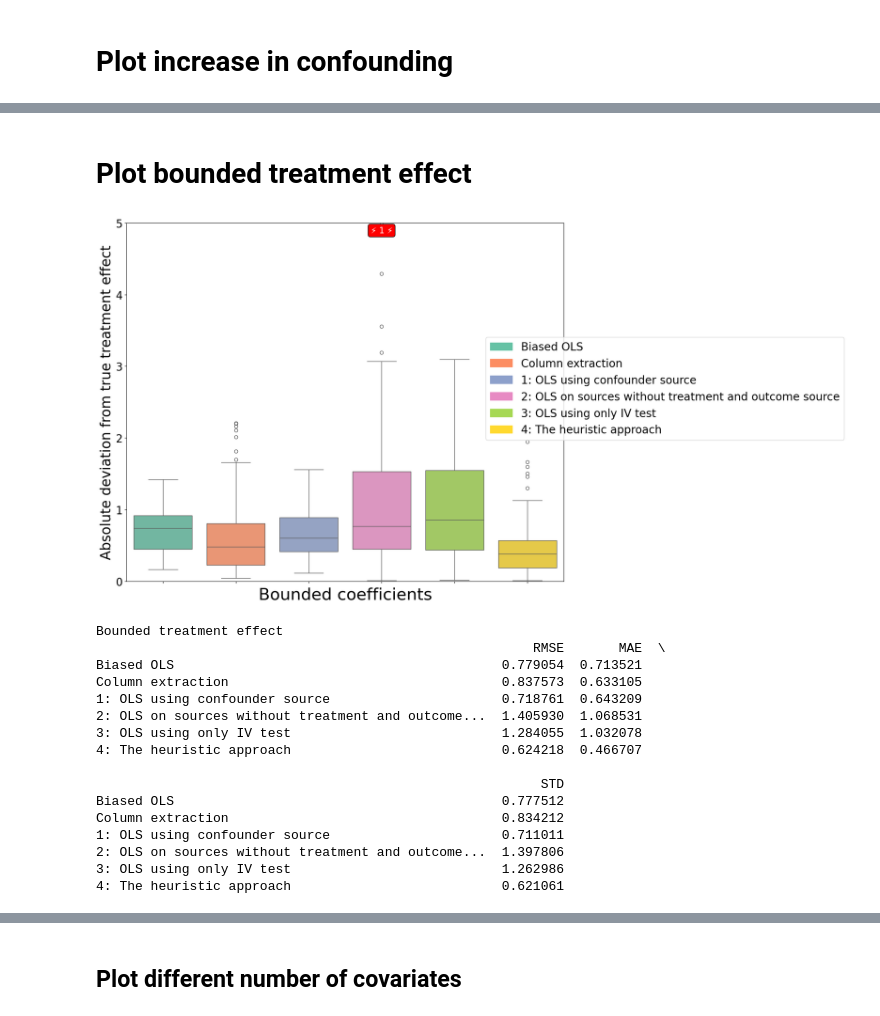
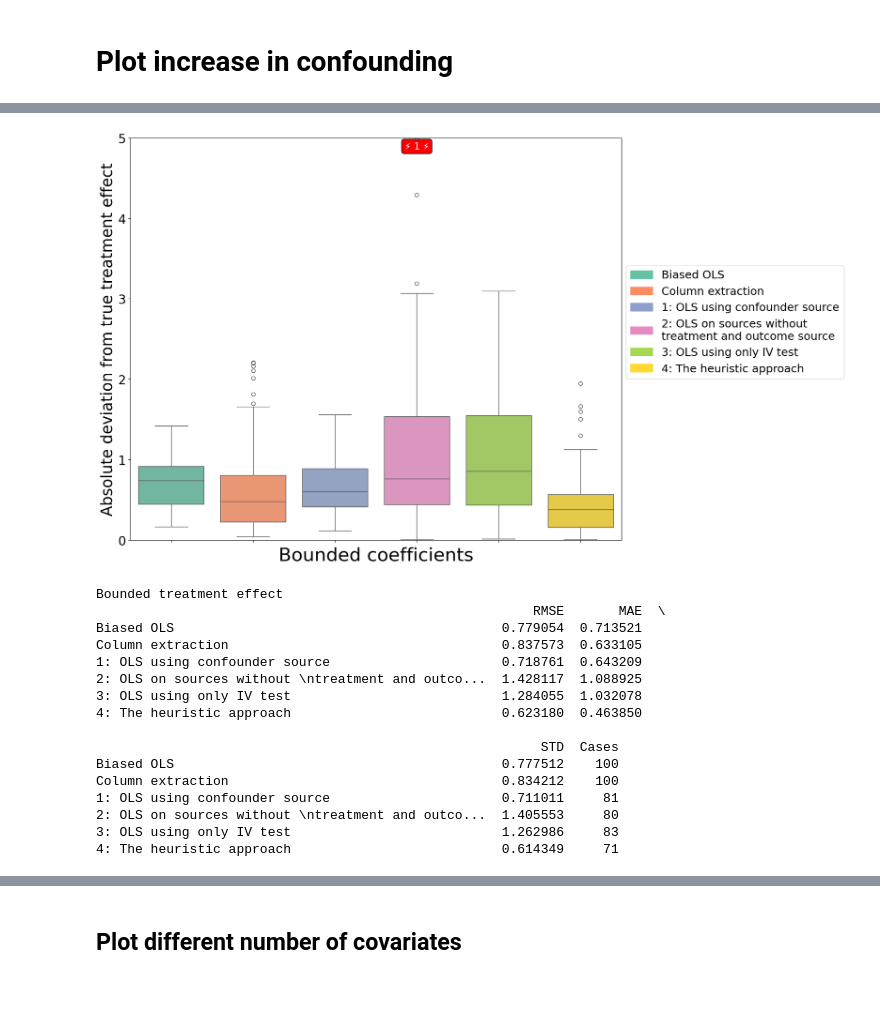
Before and after one commit to malo4300/ICA_IV_simulations, a Jupyter notebook: plots/plot_error_distribution.ipynb, the cells around one changed output, grey strips where cells are left out. Drawn from its saved outputs; the diff is of its cells as text; code cells hidden in the pictures; blank space fills up the shorter version.

Commit message:
made plots for CausalVarEM

```diff
--- a/plots/plot_error_distribution.ipynb
+++ b/plots/plot_error_distribution.ipynb
@@ -100,5 +100,3 @@ plot_cases_vs_performance(method_summary, "rmse", "Confounding level")
-# %% [markdown]
- # Plot bounded treatment effect
 # %%
 def plot_errors_bounded(err, rmse, mae, std,ax, y_lim = 5):
     """Creates boxplots and adds legend with RMSE, MAE, and STD."""
@@ -147,53 +145,53 @@ column_extraction_est = np.array(column_extraction_est) - np.array(true_treatmen
 errors_confounder = load_and_calculate_errors("../treatment_effect_estimation/treatment_effect_estimations/CausalVarEM_confounder_source_bounded_treatment.csv", "estimated_treatment_using_confounder_source", "true_treatment_effect")
 errors_7_sources = load_and_calculate_errors("../treatment_effect_estimation/treatment_effect_estimations/CausalVarEM_7_sources_bounded_treatment.csv", "estimated_treatment_on_sources", "true_treatment_effect")
 errors_nonsense = load_and_calculate_errors("../treatment_effect_estimation/treatment_effect_estimations/CausalVarEM_7_sources_nonsense_bounded_treatment.csv", "mistaken_scheme", "true_treatment_effect")
 errors_iv_only = load_and_calculate_errors("../treatment_effect_estimation/treatment_effect_estimations/CausalVarEM_iv_only_bounded.csv", "iv_only_effect", "true_treatment_effect")
 
 rmse, mae, std = [], [], []
 gather_statistics({"RMSE": np.sqrt(np.mean(np.array(ols_est)**2)), "MAE": np.mean(np.abs(ols_est)), "STD": np.std(ols_est)}, rmse, mae, std)
 gather_statistics({"RMSE": np.sqrt(np.mean(np.array(column_extraction_est)**2)), "MAE": np.mean(np.abs(column_extraction_est)), "STD": np.std(column_extraction_est)}, rmse, mae, std)
 gather_statistics(errors_confounder, rmse, mae, std)
 gather_statistics(errors_7_sources, rmse, mae, std)
 gather_statistics(errors_iv_only, rmse, mae, std)
 gather_statistics(errors_nonsense, rmse, mae, std)
 
-err = prepare_error_dataframe(ols_est, column_extraction_est, [errors_confounder, errors_7_sources, errors_iv_only, errors_nonsense ],  ["1: OLS using confounder source", "2: OLS on sources without treatment and outcome source"
+err = prepare_error_dataframe(ols_est, column_extraction_est, [errors_confounder, errors_7_sources, errors_iv_only, errors_nonsense ],  ["1: OLS using confounder source", "2: OLS on sources without \ntreatment and outcome source"
                                                                                                                         , "3: OLS using only IV test", "4: The heuristic approach"])
 
 no_of_cases = {col: 100 - err[col].isna().sum() for col in err.columns}
 
 fig, ax = plt.subplots(1, 1, figsize=(12, 10))
 palette = plot_errors_bounded(err, rmse, mae, std, ax)
 handles = [
         mpatches.Patch(color=palette[i], label=f"{err.columns[i]}")
         for i in range(len(err.columns))
     ]
 
-fig.legend(handles=handles, loc="upper center", ncol=1, fontsize=20, bbox_to_anchor=(1.20, .7))
+fig.legend(handles=handles, loc="upper center", ncol=1, fontsize=18 , bbox_to_anchor=(1.20, .7))
 plt.tight_layout()
 plt.show()
 
 # print metric summary
 print("Bounded treatment effect")
-print(pd.DataFrame({"RMSE": rmse, "MAE": mae, "STD": std}, index=err.columns))
+print(pd.DataFrame({"RMSE": rmse, "MAE": mae, "STD": std, "Cases": no_of_cases}, index=err.columns))
 # %% [output]
-[figure, old version]
+[figure, new version]
 Bounded treatment effect
                                                         RMSE       MAE  \
 Biased OLS                                          0.779054  0.713521
 Column extraction                                   0.837573  0.633105
 1: OLS using confounder source                      0.718761  0.643209
-2: OLS on sources without treatment and outcome...  1.405930  1.068531
+2: OLS on sources without \ntreatment and outco...  1.428117  1.088925
 3: OLS using only IV test                           1.284055  1.032078
-4: The heuristic approach                           0.624218  0.466707
+4: The heuristic approach                           0.623180  0.463850
 
-                                                         STD
-Biased OLS                                          0.777512
-Column extraction                                   0.834212
-1: OLS using confounder source                      0.711011
-2: OLS on sources without treatment and outcome...  1.397806
-3: OLS using only IV test                           1.262986
-4: The heuristic approach                           0.621061
+                                                         STD  Cases
+Biased OLS                                          0.777512    100
+Column extraction                                   0.834212    100
+1: OLS using confounder source                      0.711011     81
+2: OLS on sources without \ntreatment and outco...  1.405553     80
+3: OLS using only IV test                           1.262986     83
+4: The heuristic approach                           0.614349     71
 # %%
 fig, ax = plt.subplots(1, 1, figsize=(10, 5), sharey=True)
 
```
Also changed, not shown: parts of 10 cells of this notebook, 3 other files.
